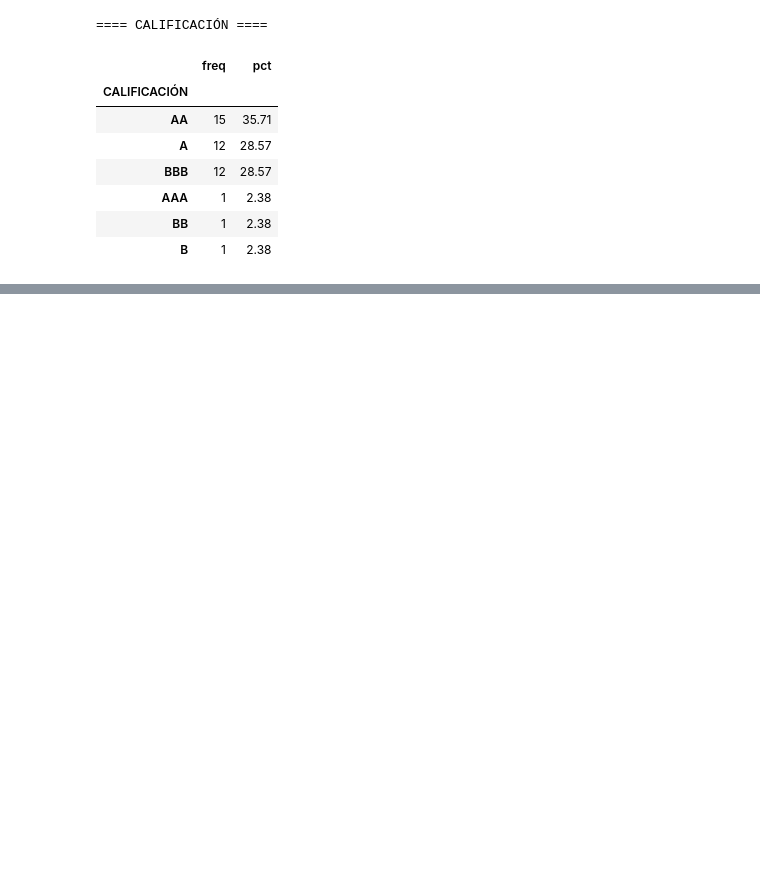
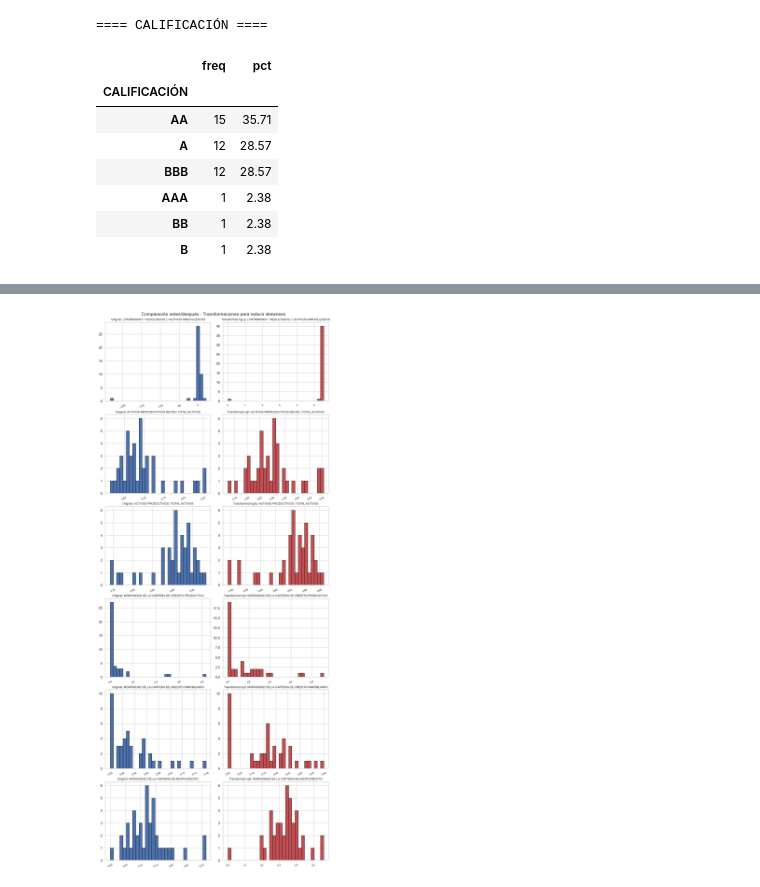
Before and after one commit to tonyfajardo1/ml-cooperativas-segmento1, a Jupyter notebook: notebooks/01_eda_y_clustering.ipynb, the cells around one changed output, grey strips where cells are left out. Saved outputs shown, nothing was run; the diff lists cells and outputs as text; code cells hidden in the pictures; blank space fills up the shorter version.

```diff
--- a/notebooks/01_eda_y_clustering.ipynb
+++ b/notebooks/01_eda_y_clustering.ipynb
@@ -367,0 +365,92 @@ plt.show()
+# %%
+# === Transformaciones para variables sesgadas ===
+import numpy as np
+import matplotlib.pyplot as plt
+import seaborn as sns
+sns.set(style='whitegrid')
+
+# 1) Detectar columnas numéricas (robusto)
+num_cols = []
+for c in df.columns:
+    try:
+        if pd.to_numeric(df[c], errors='coerce').notna().sum() > 0:
+            num_cols.append(c)
+    except Exception:
+        pass
+
+df_num = df[num_cols].apply(lambda x: pd.to_numeric(x, errors='coerce'))
+df_num_filled = df_num.fillna(df_num.median())
+
+# 2) Calcular skewness (Pearson) por columna
+skews = df_num_filled.skew(numeric_only=True).dropna()
+skews_sorted = skews.abs().sort_values(ascending=False)
+print('Top 20 columnas por skewness (abs):')
+display(skews_sorted.head(20))
+
+# 3) Seleccionar variables muy sesgadas (>1) para transformar
+skew_thresh = 1.0
+to_transform = skews[skews.abs() > skew_thresh].index.tolist()
+print(f'Columnas con |skew| > {skew_thresh}:', len(to_transform))
+print(to_transform)
+
+# 4) Aplicar transformaciones seguras: log1p con shift, sqrt si valores >=0
+df_transformed = df_num_filled.copy()
+transformed_cols = []
+for col in to_transform:
+    series = df_num_filled[col].astype(float).copy()
+    minv = series.min()
+    # shift para hacer todos los valores positivos si es necesario
+    shift = 0.0 if minv > 0 else (-minv) + 1e-6
+    series_shifted = series + shift
+    # aplicar log1p (funciona bien con colas largas)
+    transformed = np.log1p(series_shifted)
+    new_skew = pd.Series(transformed).skew()
+    # si sqrt es aplicable y mejora más, calcular también (solo si min>=0)
+    sqrt_skew = None
+    if (series >= 0).all():
+        sqrt_candidate = np.sqrt(series)
+        sqrt_skew = pd.Series(sqrt_candidate).skew()
+    # elegir la transformación que deje menor |skew| (si sqrt no aplica, usar log1p)
+    use_log = True
+    if sqrt_skew is not None and abs(sqrt_skew) < abs(new_skew):
+        df_transformed[col + '_sqrt'] = sqrt_candidate
+        transformed_cols.append(col + '_sqrt')
+        use_log = False
+    else:
+        df_transformed[col + '_log1p'] = transformed
+        transformed_cols.append(col + '_log1p')
+
+# 5) Visualizar antes/después para las top K variables transformadas
+top_k = 6
+plot_cols = to_transform[:top_k]
+if len(plot_cols) == 0:
+    print('No hay variables que superar el umbral de skewness. No se aplicaron transformaciones.')
+else:
+    n = len(plot_cols)
+    fig, axes = plt.subplots(n, 2, figsize=(10, 4*n), constrained_layout=True)
+    for i, col in enumerate(plot_cols):
+        orig = df_num_filled[col].dropna()
+        axes[i,0].hist(orig, bins=30, color='C0', edgecolor='k')
+        axes[i,0].set_title(f'Original: {col}', fontsize=9)
+        axes[i,0].tick_params(axis='x', rotation=25, labelsize=8)
+        # determinar nombre de la transformada creada
+        if col + '_log1p' in df_transformed.columns:
+            trans = df_transformed[col + '_log1p'].dropna()
+            axes[i,1].hist(trans, bins=30, color='C3', edgecolor='k')
+            axes[i,1].set_title(f'Transformed log1p: {col}', fontsize=9)
+        elif col + '_sqrt' in df_transformed.columns:
+            trans = df_transformed[col + '_sqrt'].dropna()
+            axes[i,1].hist(trans, bins=30, color='C3', edgecolor='k')
+            axes[i,1].set_title(f'Transformed sqrt: {col}', fontsize=9)
+        axes[i,1].tick_params(axis='x', rotation=25, labelsize=8)
+    fig.suptitle('Comparación antes/después - Transformaciones para reducir skewness', fontsize=14)
+    plt.savefig('../figures/eda_transformations.png', dpi=150, bbox_inches='tight')
+    plt.show()
+
+# 6) Resultados y variables transformadas
+print('Transformaciones realizadas en columnas (nueva columna añadida por cada transform):')
+print(transformed_cols)
+# Dejar variables en namespace para uso posterior
+df_transformed = df_transformed
+print('df_transformed y transformed_cols disponibles para pasos posteriores')
+# %% [output]
@@ -367,0 +477 @@ plt.show()
+[figure, added]
```
Also changed, not shown: parts of 15 cells of this notebook, 20 other files.
